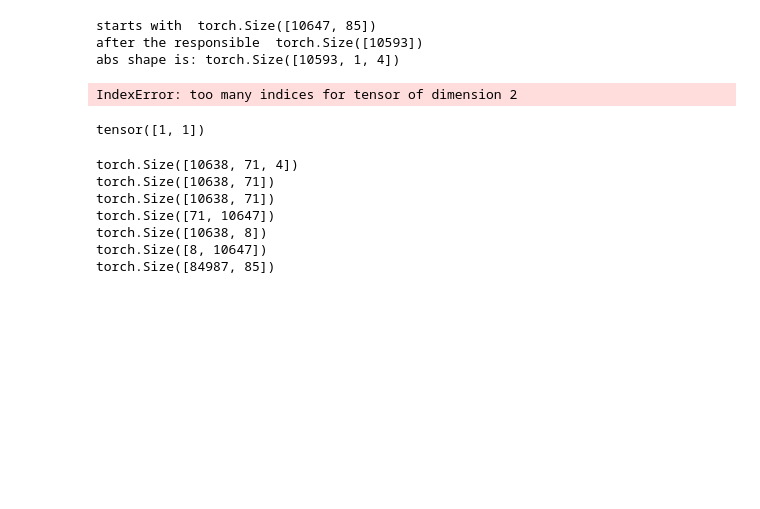
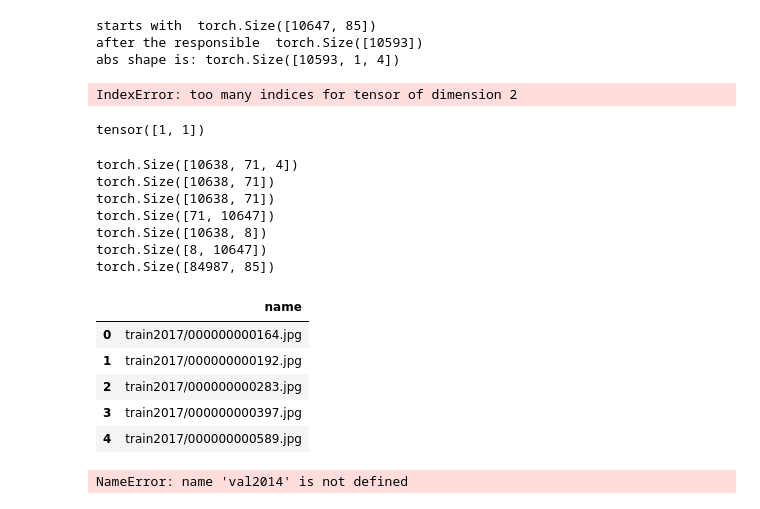
Before and after one commit to kostas1515/yolo_on_coco, a Jupyter notebook: coco.ipynb, the cells around one changed output. Cells and saved outputs as stored; diff of their text form; code cells hidden in the pictures; blank space fills up the shorter version.

Commit message:
coco2014

```diff
--- a/coco.ipynb
+++ b/coco.ipynb
@@ -1737,0 +1844,24 @@ def bbox_iou(box1, box2,iou_type,CUDA=True):
+# %%
+val2014.head()
+# %% [output]
+|  | name |
+| 0 | train2017/000000000164.jpg |
+| 1 | train2017/000000000192.jpg |
+| 2 | train2017/000000000283.jpg |
+| 3 | train2017/000000000397.jpg |
+| 4 | train2017/000000000589.jpg |
+# %%
+from shutil import copy
+k=0
+nok=0
+for n in val2014['name']:
+    n=n.split('.')[0]+'.txt'
+    temp_path="../labels/coco/labels/"+n
+    n=n.split("/")[-1]
+    try:
+        copyfile(temp_path, '../labels/coco/labels/val2014/'+n)
+        k=k+1
+    except FileNotFoundError:
+        nok=nok+1
+# %% [output]
+NameError: name 'val2014' is not defined
```
Also changed, not shown: parts of 29 cells of this notebook, 6 other files.
